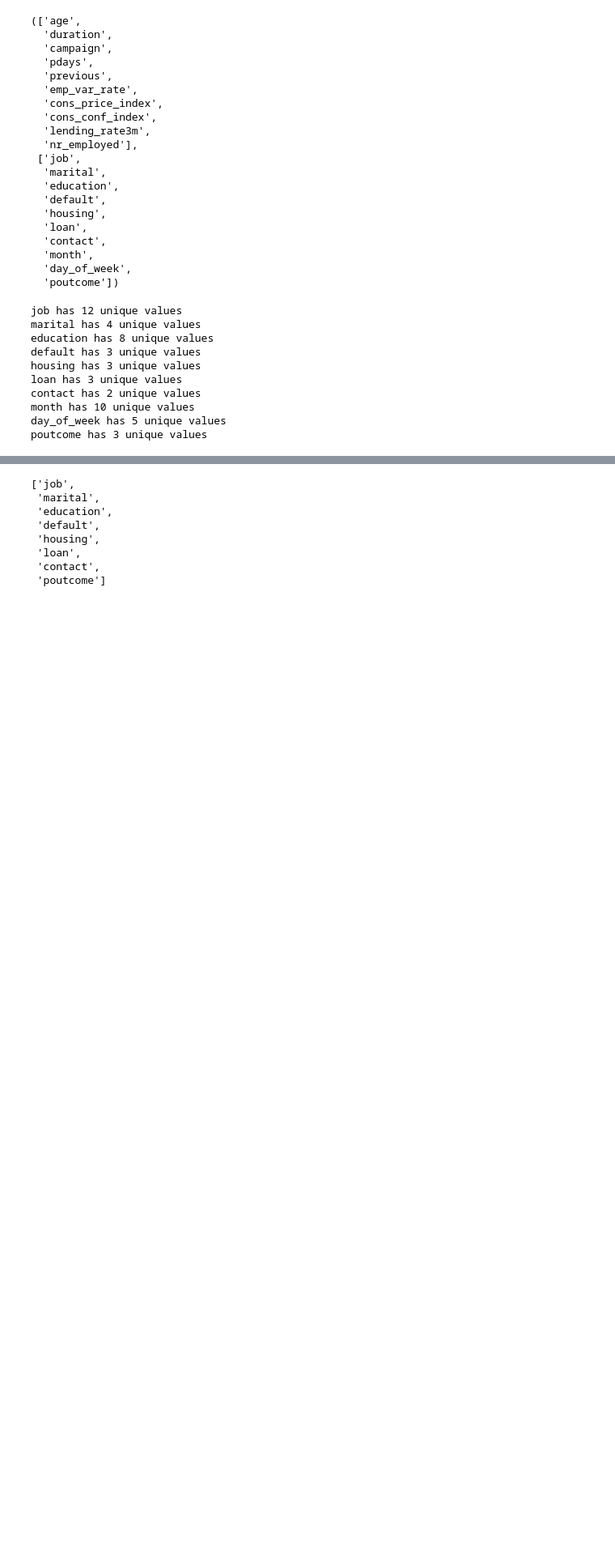
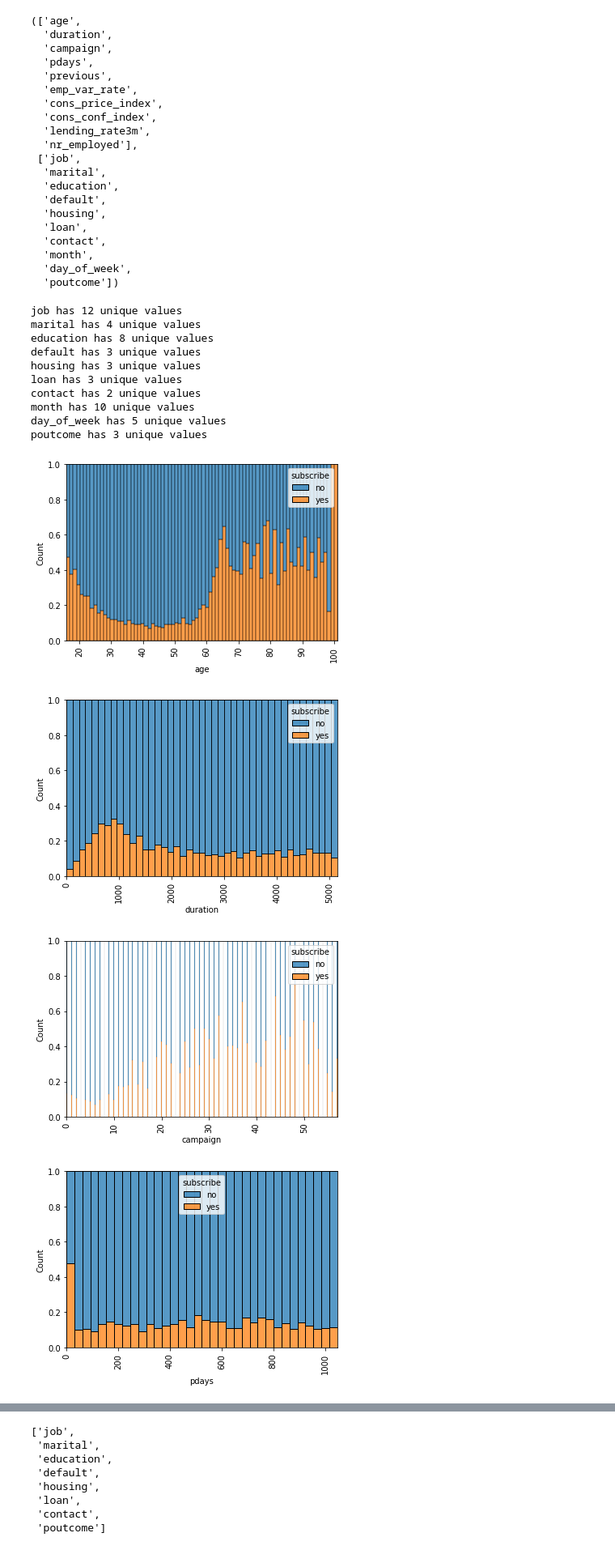
Before and after one commit to YufeiHouAnne/-, a Jupyter notebook: demo.ipynb, the cells around one changed output, grey strips where cells are left out. Shown at 81% size. Cells and saved outputs as stored; diff of their text form; code cells hidden in the pictures; blank space fills up the shorter version.

```diff
--- a/demo.ipynb
+++ b/demo.ipynb
@@ -131,3 +131,13 @@ import matplotlib.pyplot as plt
 #     sns.countplot(x=f, data=train)
 #     plt.xticks(rotation=90)
 #     plt.show()
+# %%
+for f in numerical_feature:
+    sns.histplot(x=f, data=train, hue='subscribe', multiple='fill')
+    plt.xticks(rotation=90)
+    plt.show()
+# %% [output]
+[figure, added]
+[figure, added]
+[figure, added]
+[figure, added]
```
Also changed, not shown: parts of 2 cells of this notebook, 25 other files.
